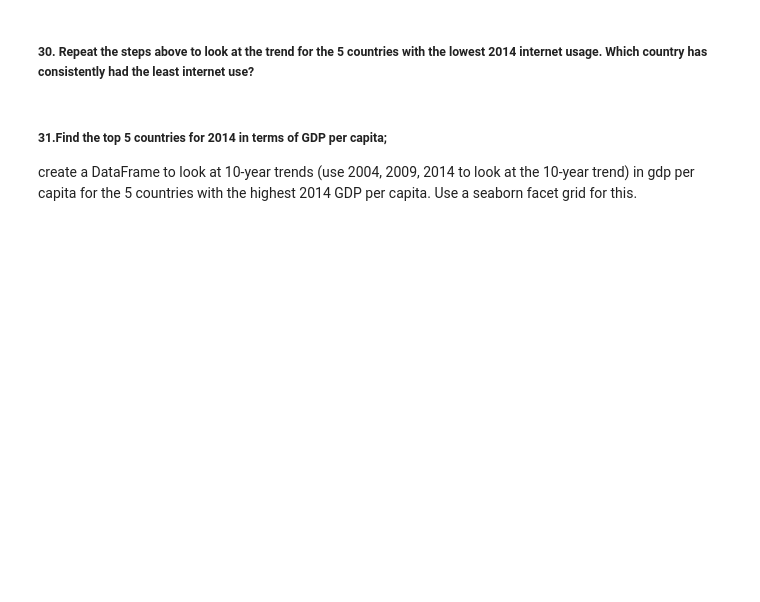
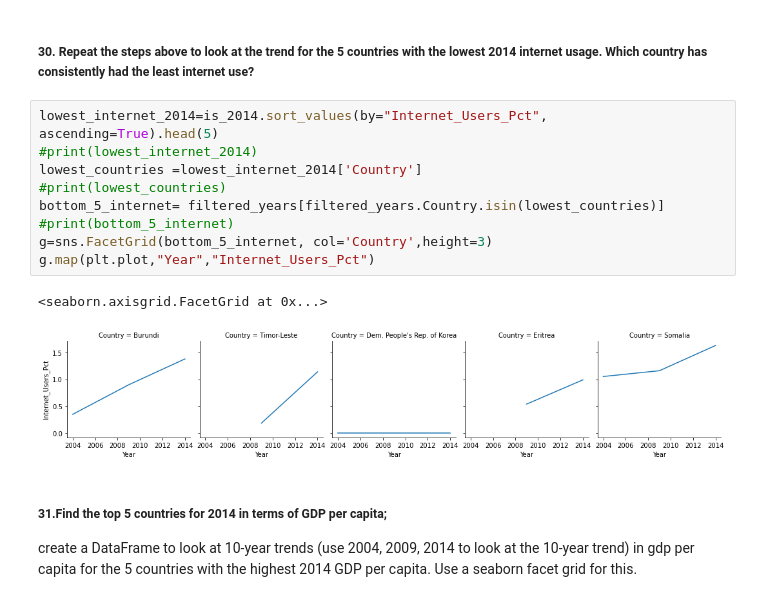
Before and after one commit to dpatelaqua/gdp-and-internet-usage-dpatelaqua_python, a Jupyter notebook: notebook/assignment.ipynb, the cells around one changed output. Drawn from its saved outputs; the diff is of its cells as text; blank space fills up the shorter version.

```diff
--- a/notebook/assignment.ipynb
+++ b/notebook/assignment.ipynb
@@ -568,5 +560,17 @@ Text(0.5, 1.0, 'Internet trend across Top 5 countries')
 # %% [markdown]
 ##### 30. Repeat the steps above to look at the trend for the 5 countries with the lowest 2014 internet usage. Which country has consistently had the least internet use?
+# %%
+lowest_internet_2014=is_2014.sort_values(by="Internet_Users_Pct", ascending=True).head(5)
+#print(lowest_internet_2014)
+lowest_countries =lowest_internet_2014['Country']
+#print(lowest_countries)
+bottom_5_internet= filtered_years[filtered_years.Country.isin(lowest_countries)]
+#print(bottom_5_internet)
+g=sns.FacetGrid(bottom_5_internet, col='Country',height=3)
+g.map(plt.plot,"Year","Internet_Users_Pct")
+# %% [output]
+<seaborn.axisgrid.FacetGrid at 0x...>
+[figure, added]
 # %% [markdown]
 ##### 31.Find the top 5 countries for 2014 in terms of GDP per capita;
 create a DataFrame to look at 10-year trends (use 2004, 2009, 2014 to look at the 10-year trend) in gdp per capita for the 5 countries with the highest 2014 GDP per capita.
```
Also changed, not shown: parts of 16 cells of this notebook.
